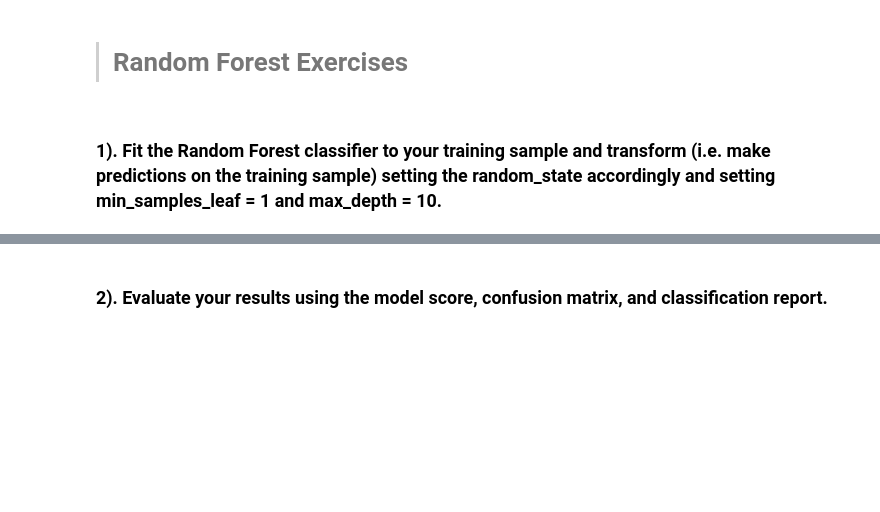
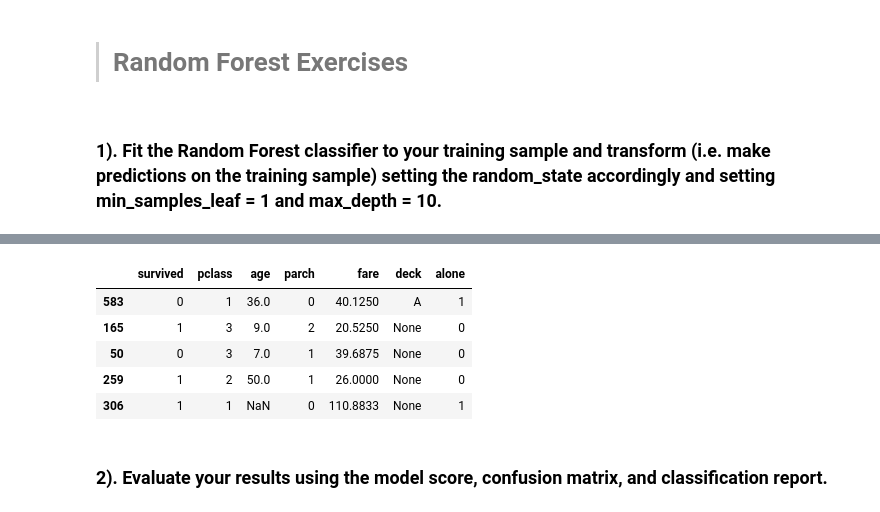
Before and after one commit to stephenkipkurui/regression-exercises, a Jupyter notebook: model.ipynb, the cells around one changed output, grey strips where cells are left out. Cells and saved outputs as stored; diff of their text form; code cells hidden in the pictures; blank space fills up the shorter version.

```diff
--- a/model.ipynb
+++ b/model.ipynb
@@ -486,0 +491,18 @@ NameError: name 'graph' is not defined
+# %%
+# Drop unnecesary columns
+
+col_to_drops = ['passenger_id', 'sibsp', 'class', 'embarked',
+                'sex','embark_town','se_male', 'embark_town_Queenstown',
+               'embark_town_Southampton'
+               ]
+
+[titanic_data.drop(columns = col_to_drops, inplace = True, errors = 'ignore') for titanic_data in [train, validate, test]]
+
+train.head()
+# %% [output]
+|  | survived | pclass | age | parch | fare | deck | alone |
+| 583 | 0 | 1 | 36.0 | 0 | 40.1250 | A | 1 |
+| 165 | 1 | 3 | 9.0 | 2 | 20.5250 | None | 0 |
+| 50 | 0 | 3 | 7.0 | 1 | 39.6875 | None | 0 |
+| 259 | 1 | 2 | 50.0 | 1 | 26.0000 | None | 0 |
+| 306 | 1 | 1 | NaN | 0 | 110.8833 | None | 1 |
```
Also changed, not shown: parts of 13 cells of this notebook.
